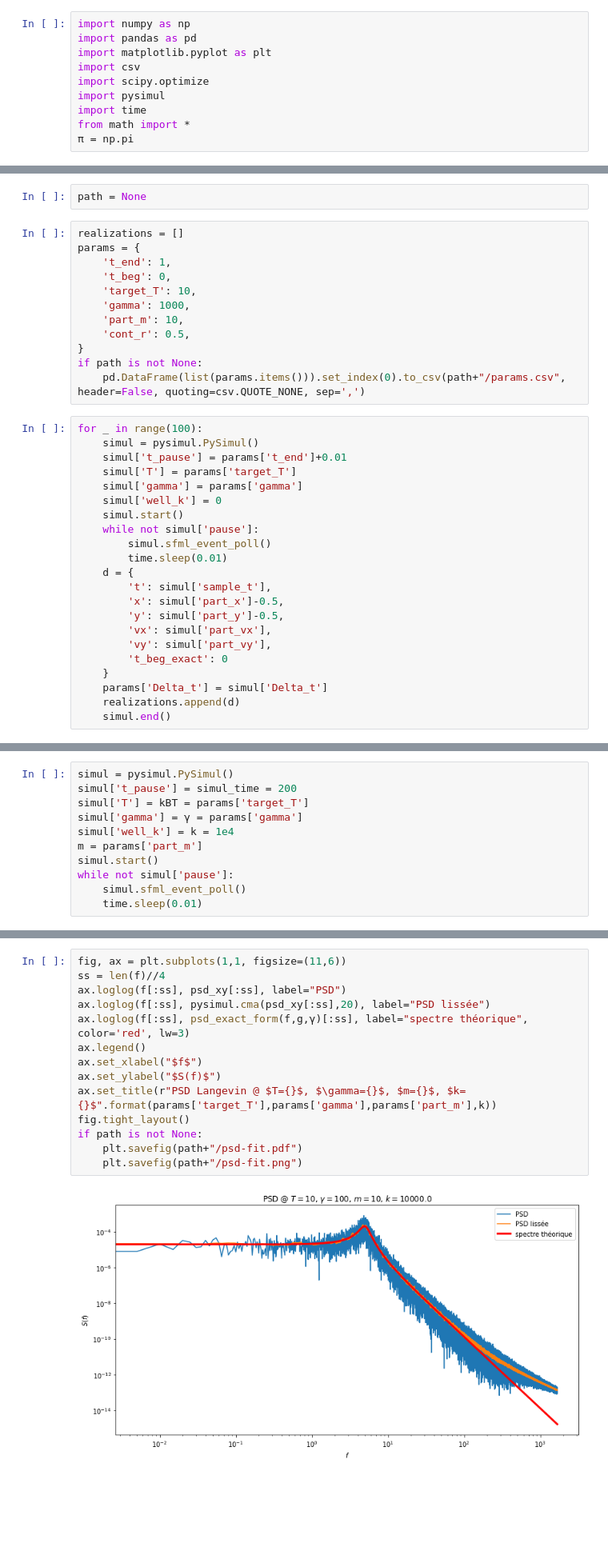
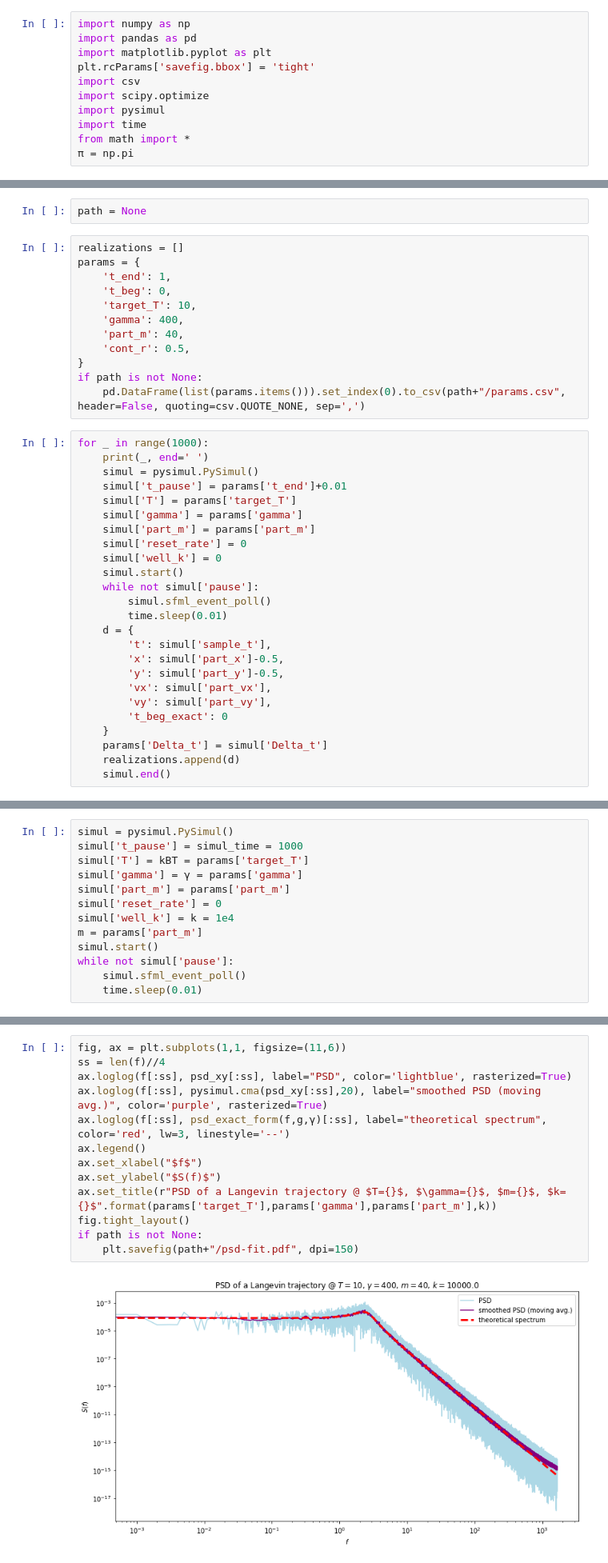
Before and after one commit to xif-fr/BrownianMotion, a Jupyter notebook: langevin.ipynb, the cells around one changed output, grey strips where cells are left out. Shown at 80% size. Drawn from its saved outputs; the diff is of its cells as text; blank space fills up the shorter version.

```diff
--- a/langevin.ipynb
+++ b/langevin.ipynb
@@ -2,6 +8,7 @@
 import numpy as np
 import pandas as pd
 import matplotlib.pyplot as plt
+plt.rcParams['savefig.bbox'] = 'tight'
 import csv
 import scipy.optimize
 import pysimul
@@ -18,18 +25,21 @@ params = {
     't_end': 1,
     't_beg': 0,
     'target_T': 10,
-    'gamma': 1000,
-    'part_m': 10,
+    'gamma': 400,
+    'part_m': 40,
     'cont_r': 0.5,
 }
 if path is not None:
     pd.DataFrame(list(params.items())).set_index(0).to_csv(path+"/params.csv", header=False, quoting=csv.QUOTE_NONE, sep=',')
 # %%
-for _ in range(100):
+for _ in range(1000):
+    print(_, end=' ')
     simul = pysimul.PySimul()
     simul['t_pause'] = params['t_end']+0.01
     simul['T'] = params['target_T']
     simul['gamma'] = params['gamma']
+    simul['part_m'] = params['part_m']
+    simul['reset_rate'] = 0
     simul['well_k'] = 0
     simul.start()
     while not simul['pause']:
@@ -230,8 +240,10 @@ simul = pysimul.PySimul()
 # %%
 simul = pysimul.PySimul()
-simul['t_pause'] = simul_time = 200
+simul['t_pause'] = simul_time = 1000
 simul['T'] = kBT = params['target_T']
 simul['gamma'] = γ = params['gamma']
+simul['part_m'] = params['part_m']
+simul['reset_rate'] = 0
 simul['well_k'] = k = 1e4
 m = params['part_m']
 simul.start()
@@ -309,16 +321,15 @@ g = 2 * kBT * γ
 # %%
 fig, ax = plt.subplots(1,1, figsize=(11,6))
 ss = len(f)//4
-ax.loglog(f[:ss], psd_xy[:ss], label="PSD")
-ax.loglog(f[:ss], pysimul.cma(psd_xy[:ss],20), label="PSD lissée")
-ax.loglog(f[:ss], psd_exact_form(f,g,γ)[:ss], label="spectre théorique", color='red', lw=3)
+ax.loglog(f[:ss], psd_xy[:ss], label="PSD", color='lightblue', rasterized=True)
+ax.loglog(f[:ss], pysimul.cma(psd_xy[:ss],20), label="smoothed PSD (moving avg.)", color='purple', rasterized=True)
+ax.loglog(f[:ss], psd_exact_form(f,g,γ)[:ss], label="theoretical spectrum", color='red', lw=3, linestyle='--')
 ax.legend()
 ax.set_xlabel("$f$")
 ax.set_ylabel("$S(f)$")
-ax.set_title(r"PSD Langevin @ $T={}$, $\gamma={}$, $m={}$, $k={}$".format(params['target_T'],params['gamma'],params['part_m'],k))
+ax.set_title(r"PSD of a Langevin trajectory @ $T={}$, $\gamma={}$, $m={}$, $k={}$".format(params['target_T'],params['gamma'],params['part_m'],k))
 fig.tight_layout()
 if path is not None:
-    plt.savefig(path+"/psd-fit.pdf")
-    plt.savefig(path+"/psd-fit.png")
+    plt.savefig(path+"/psd-fit.pdf", dpi=150)
 # %% [output]
-[figure, old version]
+[figure, new version]
```
Also changed, not shown: parts of 15 cells of this notebook, 6 other files.
